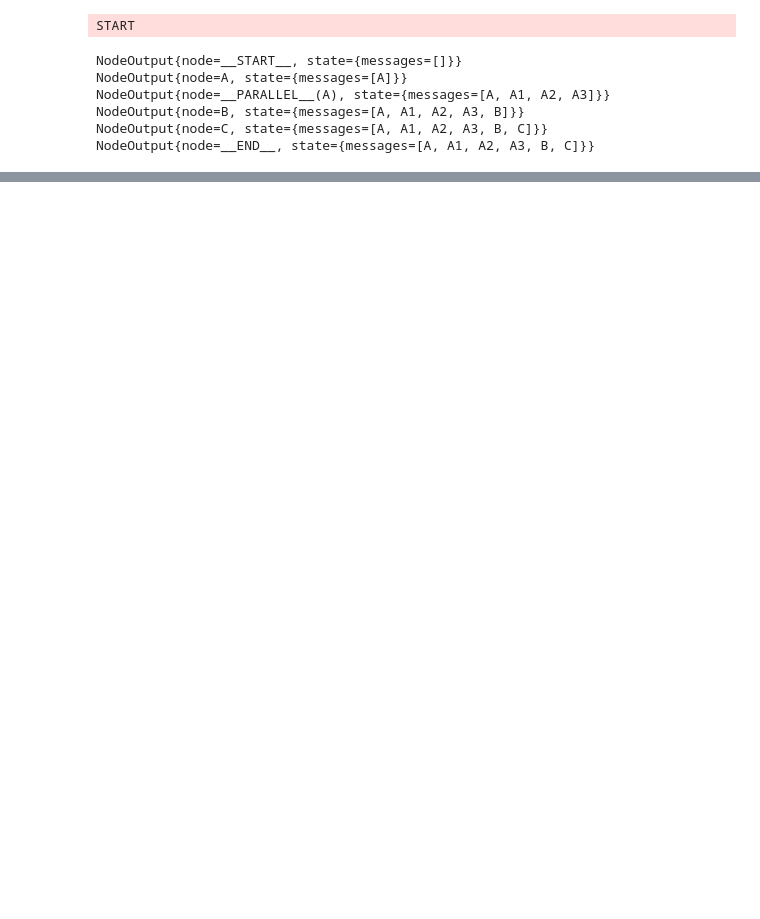
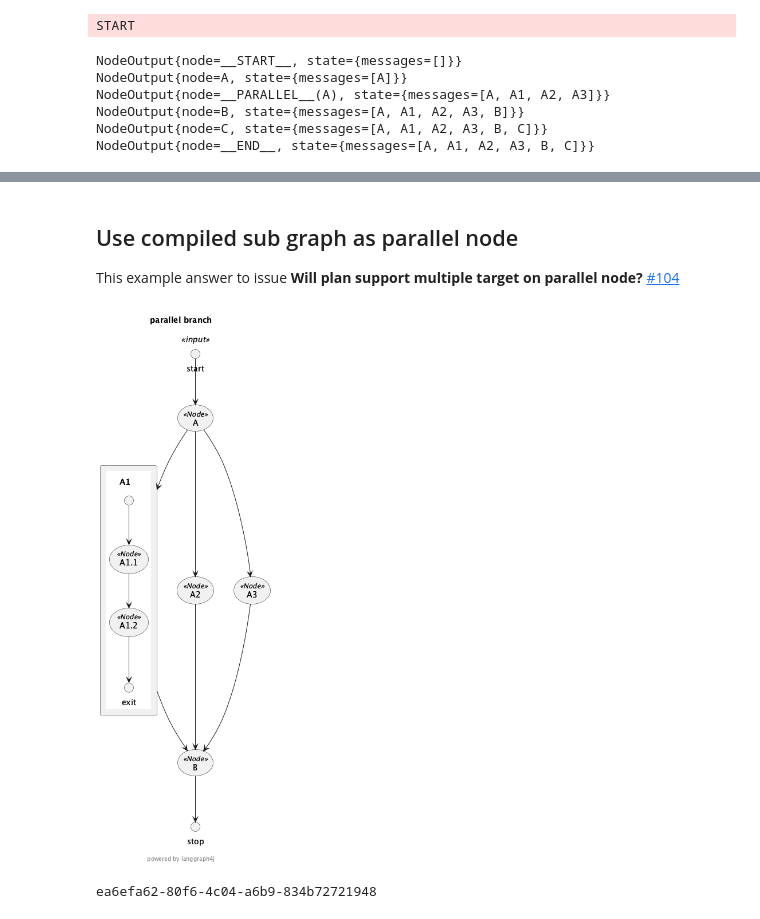
Before and after one commit to bsorrentino/langgraph4j, a Jupyter notebook: how-tos/parallel-branch.ipynb, the cells around one changed output, grey strips where cells are left out. Cells and saved outputs as stored; diff of their text form; code cells hidden in the pictures; blank space fills up the shorter version.

Commit message:
feat: add new example
work on #104

```diff
--- a/how-tos/parallel-branch.ipynb
+++ b/how-tos/parallel-branch.ipynb
@@ -206,0 +224,4 @@ NodeOutput{node=__END__, state={messages=[A, A1, A2, A3, B, A1, B, C]}}
+# %% [markdown]
+## Use compiled sub graph as parallel node
+
+This example answer to issue **Will plan support multiple target on parallel node?** [#104](https://github.com/bsorrentino/langgraph4j/issues/104)
@@ -206,0 +264,9 @@ NodeOutput{node=__END__, state={messages=[A, A1, A2, A3, B, A1, B, C]}}
+# %%
+import org.bsc.langgraph4j.GraphRepresentation;
+
+var representation = workflow.getGraph( GraphRepresentation.Type.PLANTUML, "parallel branch",false );
+
+display( plantUML2PNG( representation.getContent() ) )
+# %% [output]
+[figure, added]
+ea6efa62-80f6-4c04-a6b9-834b72721948
```
Also changed, not shown: parts of 8 cells of this notebook.
